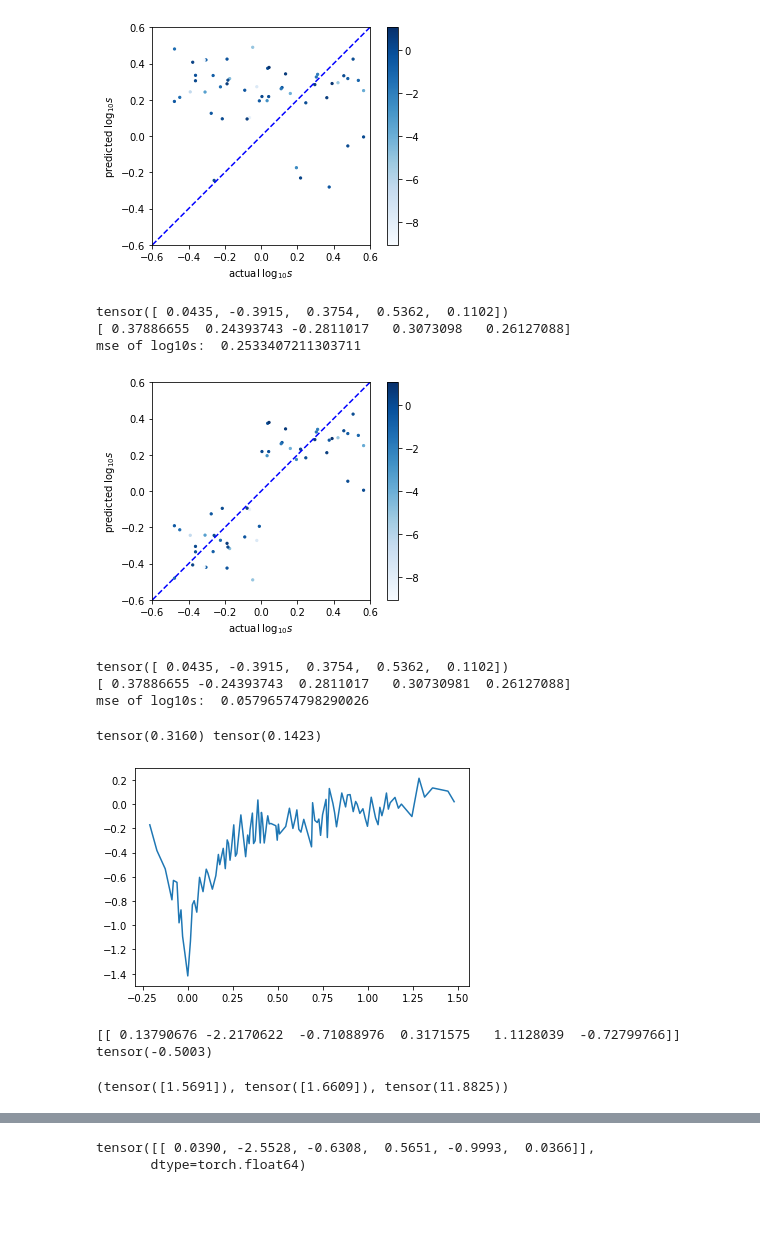
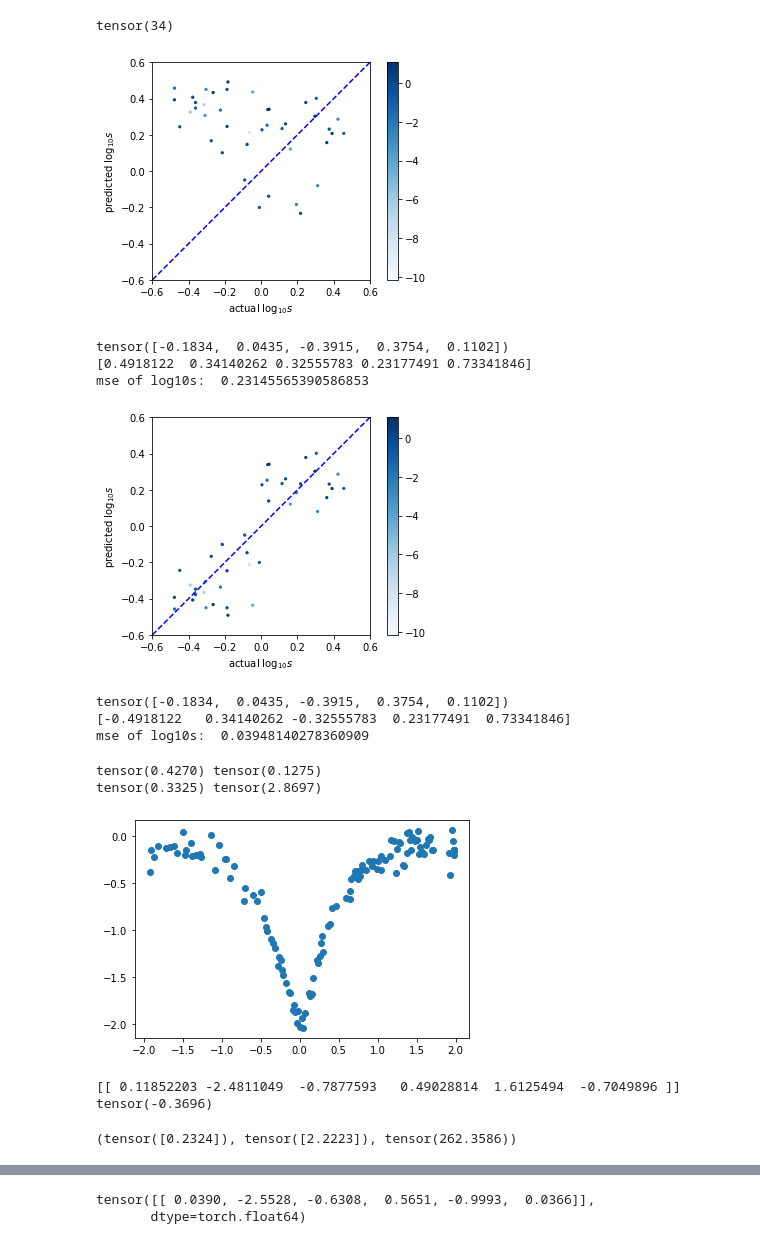
Before and after one commit to haimengzhao/magic-microlensing, a Jupyter notebook: KMT/KMT_reg.ipynb, the cells around one changed output, grey strips where cells are left out. Saved outputs shown, nothing was run; the diff lists cells and outputs as text; code cells hidden in the pictures; blank space fills up the shorter version.

```diff
--- a/KMT/KMT_reg.ipynb
+++ b/KMT/KMT_reg.ipynb
@@ -12,13 +12,13 @@ q = torch.tensor([
     # Planet/Binary
     0.4270, np.nan, 0.2342, np.nan, 0.234,
     # Binary/Plan
-    0.303, np.nan, 0.0367, 0.0480, np.nan,
+    np.nan, np.nan, 0.0367, 0.0480, np.nan,
     np.nan, np.nan, 0.1448, 0.1284, np.nan,
     0.1734, 0.4270, np.nan,
     # Binary
     0.234, 0.356, 0.0722, 0.50, 0.234,
     0.169, 0.0461, 0.4062, 0.316, 0.19,
-    0.594, np.nan, 0.187, 0.3675, 0.2342,
+    0.594, np.nan, np.nan, 0.3675, 0.2342,
     0.945, 0.576, 0.532, np.nan, 0.457,
     0.0951, 0.904, 0.3675, 0.3554, 0.721,
     0.4962, 0.110, 0.7786, 0.4199, 0.4962,
@@ -32,13 +32,13 @@ s = torch.tensor([
     # Planet/Binary
     0.3325, np.nan, 0.2084, np.nan, 0.434,
     # Binary/Plan
-    0.55, np.nan, 0.946, 0.496, np.nan,
+    np.nan, np.nan, 0.946, 0.496, np.nan,
     np.nan, 1.010, 2.6540, 7.1626, np.nan,
     4.799, 6.2676, np.nan,
     # Binary
     3.674, 0.419, 0.49, 0.61, 6.700,
     1.086, 0.8625, 0.5430, 0.530, 1.10,
-    2.049, np.nan, 0.670, 0.4342, 3.6747,
+    2.049, np.nan, np.nan, 0.4342, 3.6747,
     1.304, 0.648, 1.9781, np.nan, 0.836,
     1.6496, 3.007, 1.7635, 0.8117, 2.858,
     3.2155, 2.015, 0.3554, 2.3031, 2.4621,
@@ -59,6 +59,14 @@ nanind = torch.where(~torch.isnan(s))[0]
 q = q[nanind]
 s = s[nanind]
 X_even = X_even[nanind]
+nanind = torch.where(s > 0.3)[0]
+q = q[nanind]
+s = s[nanind]
+X_even = X_even[nanind]
+nanind = torch.where(s < 3)[0]
+q = q[nanind]
+s = s[nanind]
+X_even = X_even[nanind]
 train_coeffs = torchcde.hermite_cubic_coefficients_with_backward_differences(X_even)
 print(len(train_coeffs))
 # %% [output]
@@ -115,7 +123,7 @@ def get_negloglik(pi, normal, y):
 
 num = len(X_even)
 batchsize = len(X_even)
-pred = torch.zeros((num, 6))
+pred = torch.zeros((num, output_dim))
 nll = torch.zeros((num,))
 nll_sample = torch.zeros((num,))
 model.eval()
@@ -207,3 +208,7 @@ mse of log10q:  0.486846387386322
+# %%
+((torch.log10(q) -  pred.numpy()[:, 2])**2).argmax()
+# %% [output]
+tensor(34)
 # %%
 import matplotlib.pyplot as plt
 %matplotlib inline
@@ -221,10 +226,10 @@ print(torch.log10(s)[-5:])
 print(pred.numpy()[-5:, 3])
 print('mse of log10s: ', torch.mean((torch.log10(s) -  pred.numpy()[:, 3])**2, dim=0).detach().cpu().item())
 # %% [output]
-[figure, old version]
+[figure, new version]
-tensor([ 0.0435, -0.3915,  0.3754,  0.5362,  0.1102])
-[ 0.37886655  0.24393743 -0.2811017   0.3073098   0.26127088]
-mse of log10s:  0.2533407211303711
+tensor([-0.1834,  0.0435, -0.3915,  0.3754,  0.1102])
+[0.4918122  0.34140262 0.32555783 0.23177491 0.73341846]
+mse of log10s:  0.23145565390586853
 # %%
 import matplotlib.pyplot as plt
 %matplotlib inline
@@ -242,18 +247,20 @@ print(torch.log10(s)[-5:])
 print((pred.numpy()[:, 3] * (2 * (np.log10(s.numpy()) * (pred.numpy()[:, 3]) > 0) - 1))[-5:])
 print('mse of log10s: ', torch.mean((torch.log10(s) -  pred.numpy()[:, 3] * (2 * (np.log10(s.numpy()) * (pred.numpy()[:, 3]) > 0) - 1))**2, dim=0).detach().cpu().item())
 # %% [output]
-[figure, old version]
+[figure, new version]
-tensor([ 0.0435, -0.3915,  0.3754,  0.5362,  0.1102])
-[ 0.37886655 -0.24393743  0.2811017   0.30730981  0.26127088]
-mse of log10s:  0.05796574798290026
+tensor([-0.1834,  0.0435, -0.3915,  0.3754,  0.1102])
+[-0.4918122   0.34140262 -0.32555783  0.23177491  0.73341846]
+mse of log10s:  0.03948140278360909
 # %%
-num = 18
+num = 0
 print(q[num], 10**pred[num, 2])
-plt.plot(X_even[num, :, 0], X_even[num, :, 1])
+print(s[num], 10**pred[num, 3])
+plt.scatter(X_even[num, :, 0], X_even[num, :, 1])
 plt.show()
 # %% [output]
-tensor(0.3160) tensor(0.1423)
+tensor(0.4270) tensor(0.1275)
+tensor(0.3325) tensor(2.8697)
-[figure, old version]
+[figure, new version]
 # %%
 # train_coeffs = torchcde.hermite_cubic_coefficients_with_backward_differences(X_even[[num], :-120])
 # %%
@@ -263,8 +270,8 @@ sample = model.sample(pi, normal).cpu().numpy()
 print(sample)
 print(torch.log10(q[num]))
 # %% [output]
-[[ 0.13790676 -2.2170622  -0.71088976  0.3171575   1.1128039  -0.72799766]]
-tensor(-0.5003)
+[[ 0.11852203 -2.4811049  -0.7877593   0.49028814  1.6125494  -0.7049896 ]]
+tensor(-0.3696)
 # %%
 # qsnormal = torch.distributions.Normal(normal.loc[:, :, [0, 3]], normal.scale[:, :, [0, 3]])
 qsnormal = torch.distributions.Normal(normal.loc[:, :, [2, 3]], normal.scale[:, :, [2, 3]])
@@ -280,5 +287,5 @@ torch.exp(-get_negloglik(pi, normal, torch.log10(q)[[num]].to(device))).detach()
 torch.exp(-get_negloglik(pi, normal, model.sample(pi, normal)[:, 2].to(device)).detach().cpu()), \
 torch.exp(-model.mdn_loss(pi, normal, model.sample(pi, normal).to(device)).detach().cpu())
 # %% [output]
-(tensor([1.5691]), tensor([1.6609]), tensor(11.8825))
+(tensor([0.2324]), tensor([2.2223]), tensor(262.3586))
 # %%
```
Also changed, not shown: parts of 17 cells of this notebook.
